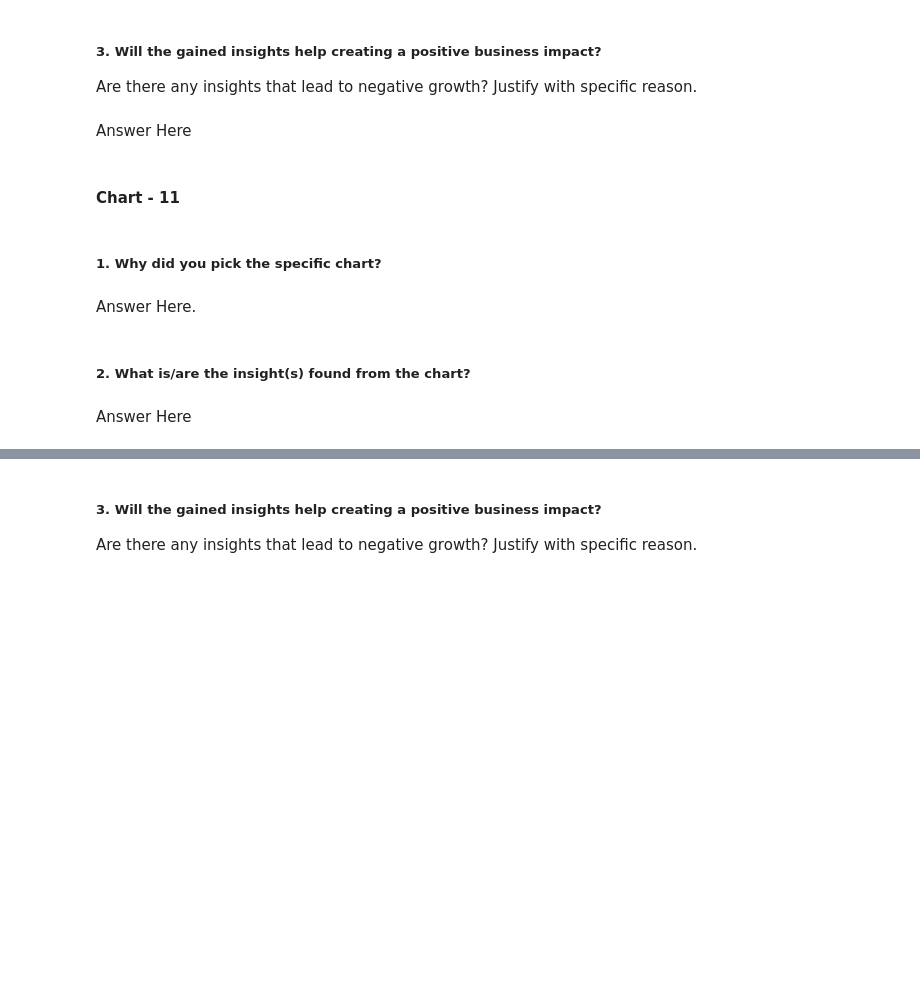
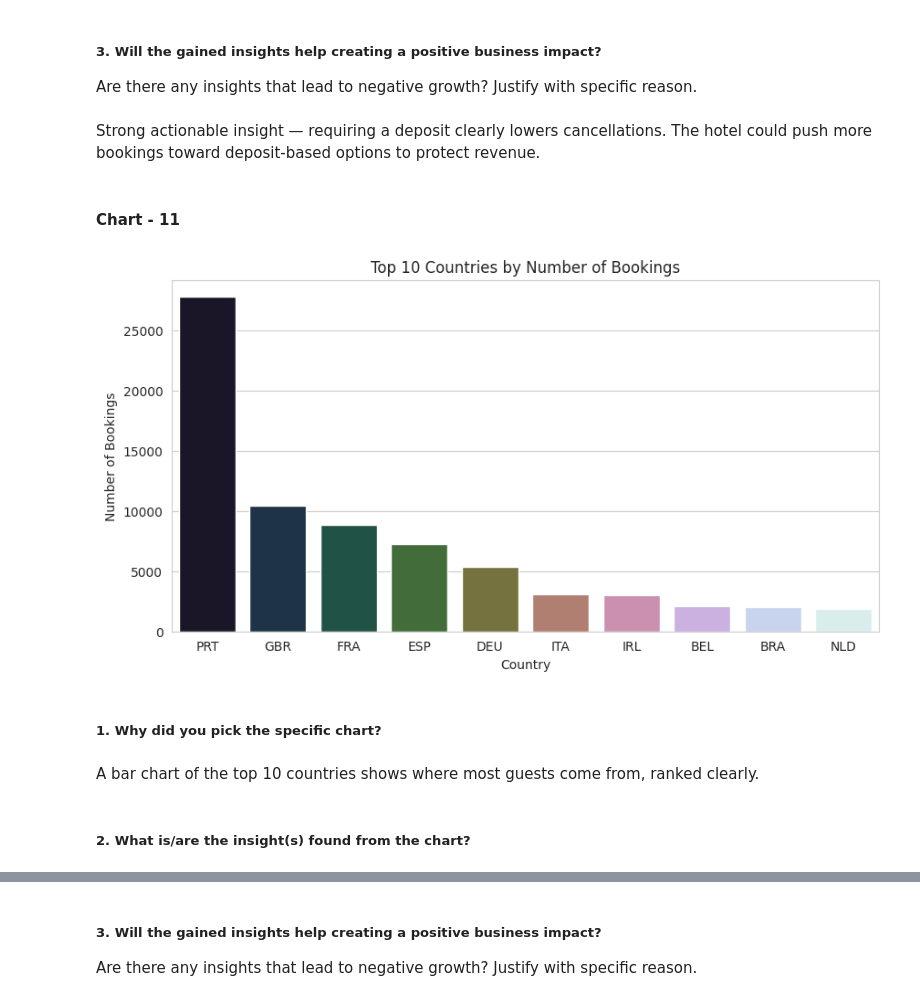
Before and after one commit to aayushaswal07/hotel-booking-eda, a Jupyter notebook: Hotel_Booking_Analysis_EDA.ipynb, the cells around one changed output, grey strips where cells are left out. Drawn from its saved outputs; the diff is of its cells as text; code cells hidden in the pictures; blank space fills up the shorter version.

Commit message:
charts 10-13 with insights

```diff
--- a/Hotel_Booking_Analysis_EDA.ipynb
+++ b/Hotel_Booking_Analysis_EDA.ipynb
@@ -564,7 +571,7 @@ Answer Here
 # %% [markdown]
 ##### 3. Will the gained insights help creating a positive business impact?
 Are there any insights that lead to negative growth? Justify with specific reason.
-# %% [markdown]
-Answer Here
+# %% [markdown]
+ Strong actionable insight — requiring a deposit clearly lowers cancellations. The hotel could push more bookings toward deposit-based options to protect revenue.
 # %% [markdown]
 #### Chart - 11
@@ -573,8 +578,17 @@ Answer Here
+# %%
+# chart 11 - top 10 guest countries
+top_countries = df['country'].value_counts().head(10)
+plt.figure(figsize=(10, 5))
+sns.barplot(x=top_countries.index, y=top_countries.values, palette='cubehelix')
+plt.title("Top 10 Countries by Number of Bookings")
+plt.xlabel("Country")
+plt.ylabel("Number of Bookings")
+plt.show()
+# %% [output]
+[figure, added]
 # %% [markdown]
 ##### 1. Why did you pick the specific chart?
-# %% [markdown]
-Answer Here.
+# %% [markdown]
+A bar chart of the top 10 countries shows where most guests come from, ranked clearly.
 # %% [markdown]
 ##### 2. What is/are the insight(s) found from the chart?
-# %% [markdown]
-Answer Here
```
Also changed, not shown: parts of 26 cells of this notebook.
